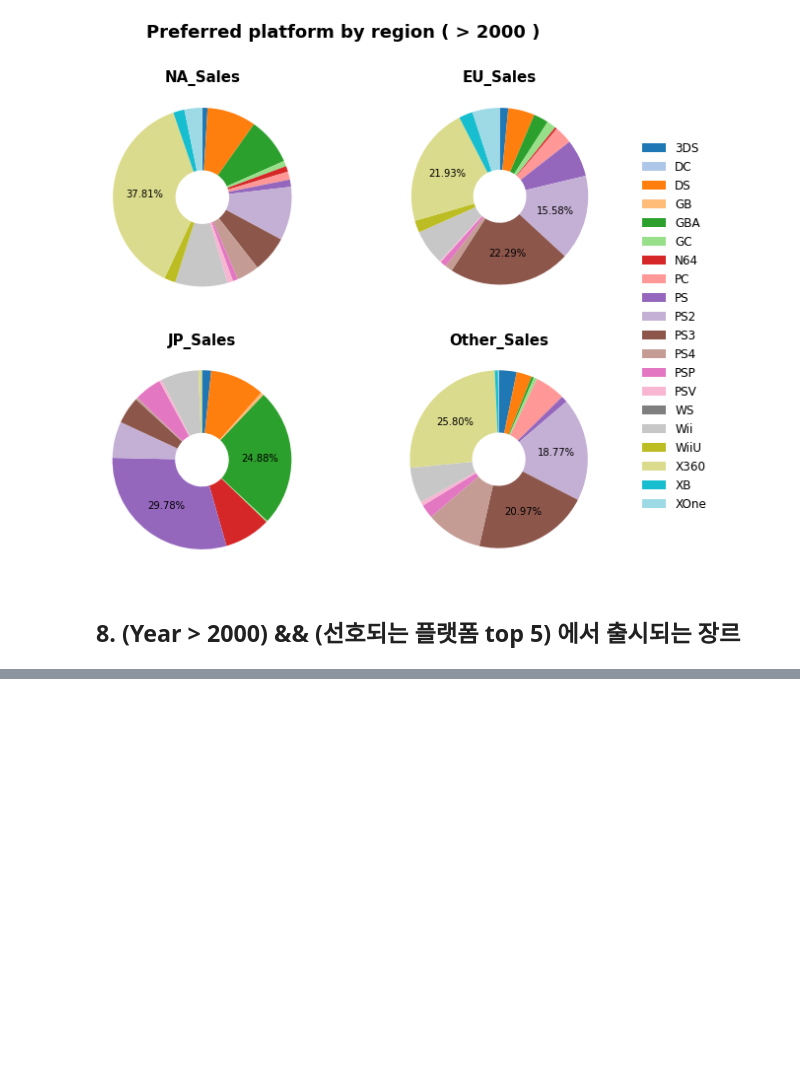
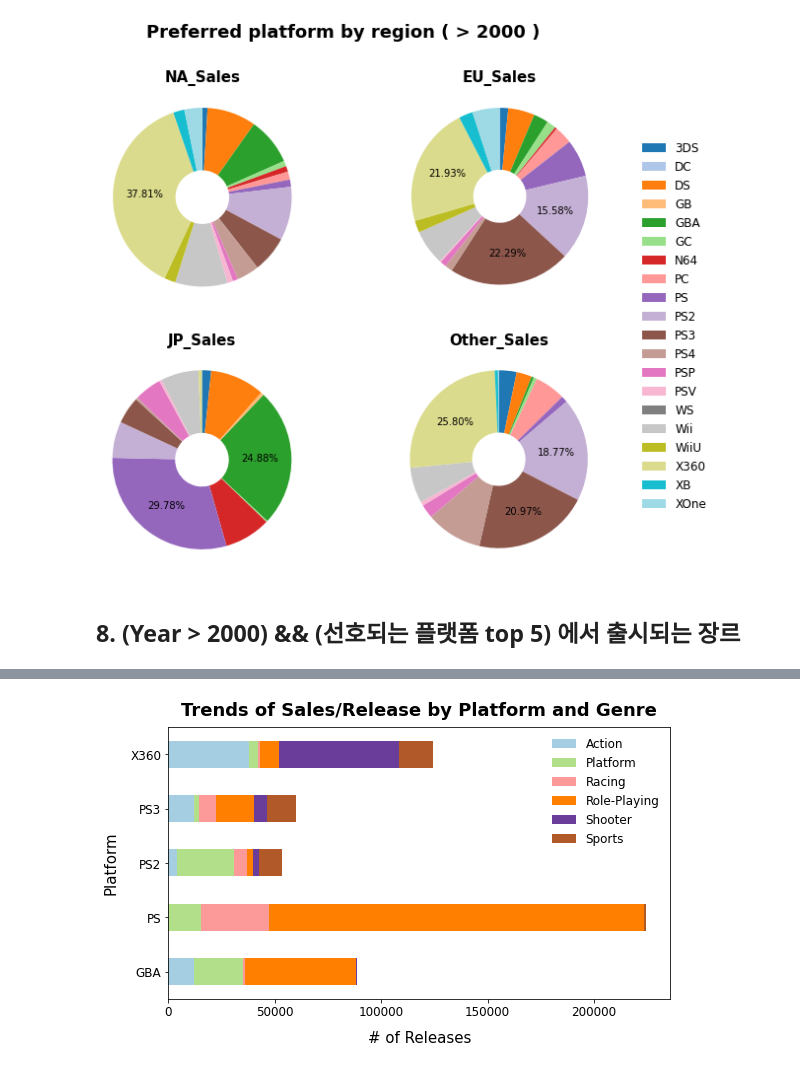
Before and after one commit to TimeKP/ds_project, a Jupyter notebook: AI_13_강다인_Section1.ipynb, the cells around one changed output, grey strips where cells are left out. Cells and saved outputs as stored; diff of their text form; code cells hidden in the pictures; blank space fills up the shorter version.

```diff
--- a/AI_13_강다인_Section1.ipynb
+++ b/AI_13_강다인_Section1.ipynb
@@ -599,0 +600,21 @@ df_plat_gen_wide.head()
+# %%
+df_plat_gen2 = df_plat_region.copy()
+
+df_plat_gen2['Total_Sales'] = df_plat_gen2[['NA_Sales',	'EU_Sales',	'JP_Sales',	'Other_Sales']].sum(axis = 1)
+df_plat_gen2.drop(['Year', 'NA_Sales',	'EU_Sales',	'JP_Sales',	'Other_Sales'], axis = 1, inplace = True)
+
+condition = df_plat_gen2['Platform'].isin(['X360', 'PS3', 'PS2', 'PS', 'GBA'])
+df_plat_gen2 = df_plat_gen2[condition]
+condition = df_plat_gen2['Genre'].isin(['Action', 'Platform', 'Sports', 'Shooter', 'Racing', 'Role-Playing'])
+df_plat_gen2 = df_plat_gen2[condition]
+
+df_plat_gen2 = pd.DataFrame(df_plat_gen2.groupby(['Platform', 'Genre']).sum())
+
+df_plat_gen2.reset_index(inplace = True)
+df_plat_gen2.columns = ['Platform', 'Genre', 'Total_Sales']
+
+df_plat_gen2 = df_plat_gen2.sort_values(by = 'Genre' , ascending = True)
+df_plat_gen2_wide = df_plat_gen2.pivot_table(index = 'Platform', columns = 'Genre', values = 'Total_Sales').copy()
+
+df_plat_gen2_wide.head()
+#df_plat_gen2.head()
@@ -600,3 +629,5 @@ df_plat_gen_wide.head()
+# %%
+df_plat_gen_div = df_plat_gen2_wide.div(df_plat_gen_wide)
 # %%
 plt.rcParams['figure.figsize'] = (9, 5)
 df_plat_gen_wide.plot(kind = 'barh', stacked = True, colormap = 'Paired');
@@ -615,0 +647,16 @@ plt.show();
+# %%
+plt.rcParams['figure.figsize'] = (9, 5)
+df_plat_gen_div.plot(kind = 'barh', stacked = True, colormap = 'Paired');
+
+plt.title('Trends of Sales/Release by Platform and Genre', fontsize = 18, fontweight = 'heavy', position=(0.5, 1.0+0.02))
+plt.ylabel('Platform', fontsize = 15, labelpad = 12)
+plt.xlabel('# of Releases', fontsize = 15, labelpad = 12)
+plt.yticks(fontsize = 12)
+plt.xticks(fontsize = 12)
+
+plt.legend(loc='upper right', fontsize = 12, frameon = False)
+
+plt.savefig(fig_path + '/8-1_Trends of Sales div Release by platform and genre.png', bbox_inches='tight')
+plt.show();
+# %% [output]
+[figure, added]
```
Also changed, not shown: parts of 3 cells of this notebook.
